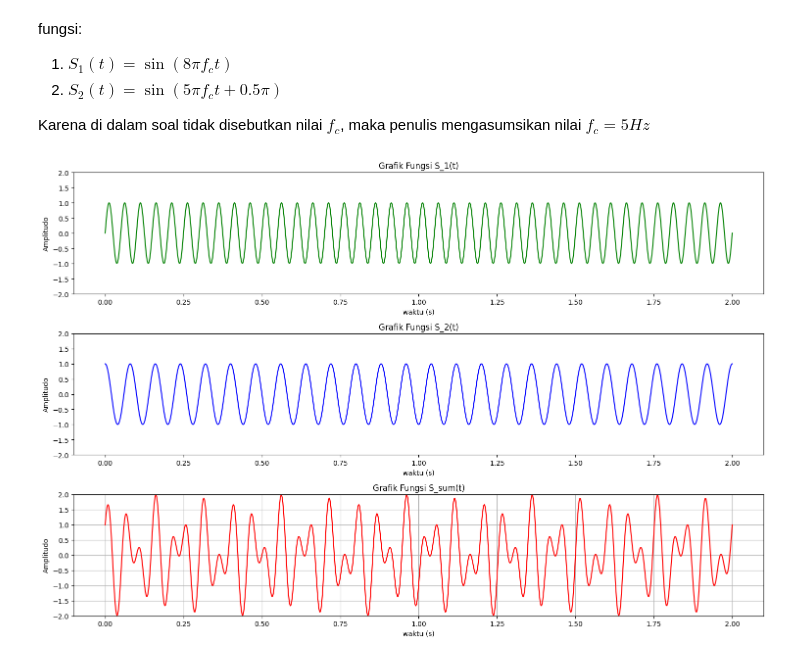
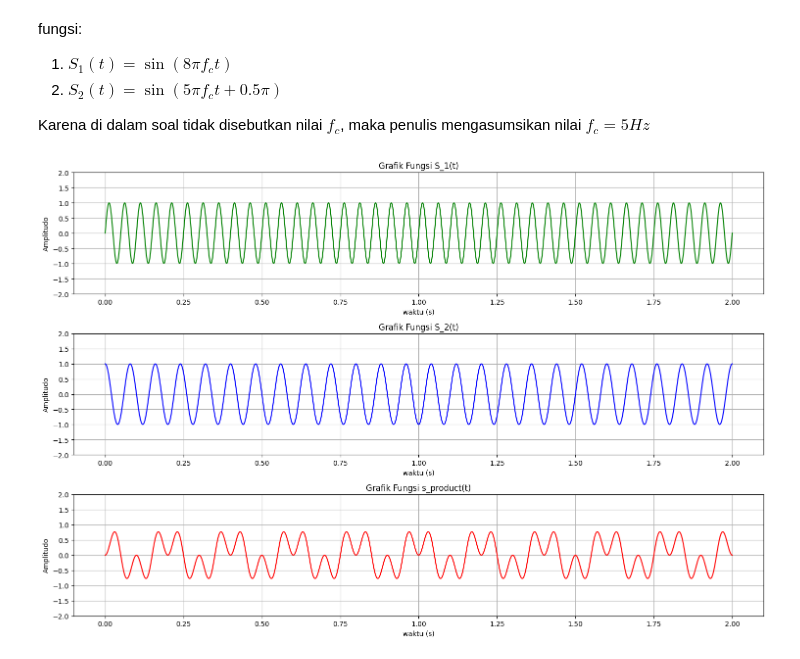
Before and after one commit to Dzuumirrah/Isyarat-dan-Sistem, a Jupyter notebook: tugas-1-week1/answer-notebook.ipynb, the cells around one changed output. Saved outputs shown, nothing was run; the diff lists cells and outputs as text; code cells hidden in the pictures.

```diff
--- a/tugas-1-week1/answer-notebook.ipynb
+++ b/tugas-1-week1/answer-notebook.ipynb
@@ -183,35 +183,37 @@ t = np.linspace(0, 2, 1000)     # Range dari 0 - 2 sec.
 
 # Deklarasi fungsi
 s_t1 = sin(8 * pi * f_c * t)
 s_t2 = sin(5 * pi * f_c * t + 0.5*pi)
 s_sum = s_t1 + s_t2
 
 # Konfigurasi sub plot
 fig, axs = plt.subplots(3, 1, figsize=(15,10))
-plt.grid(True)
+
 
 # Grafik s_1(t)
 axs[0].set_ylim(-2,2)
 axs[0].set_title("Grafik Fungsi S_1(t)")
 axs[0].set_xlabel("waktu (s)")
 axs[0].set_ylabel("Amplitudo")
 axs[0].plot(t, s_t1, color="green")
+axs[0].grid(True)
 
 # Grafik s_1(t)
 axs[1].set_ylim(-2,2)
 axs[1].set_title("Grafik Fungsi S_2(t)")
 axs[1].set_xlabel("waktu (s)")
 axs[1].set_ylabel("Amplitudo")
 axs[1].plot(t, s_t2, color="blue")
+axs[1].grid(True)
 
 # Grafik penjumlahan kedua fungsi sebelumnya
 axs[2].set_ylim(-2,2)
-axs[2].set_title("Grafik Fungsi S_sum(t)")
+axs[2].set_title("Grafik Fungsi s_product(t)")
 axs[2].set_xlabel("waktu (s)")
 axs[2].set_ylabel("Amplitudo")
-axs[2].plot(t, s_sum, color="red")
-
+axs[2].plot(t, s_product, color="red")
+axs[2].grid(True)
 plt.tight_layout()
 plt.show()
 # %% [output]
-[figure, old version]
+[figure, new version]
```
Also changed, not shown: parts of 9 cells of this notebook.
